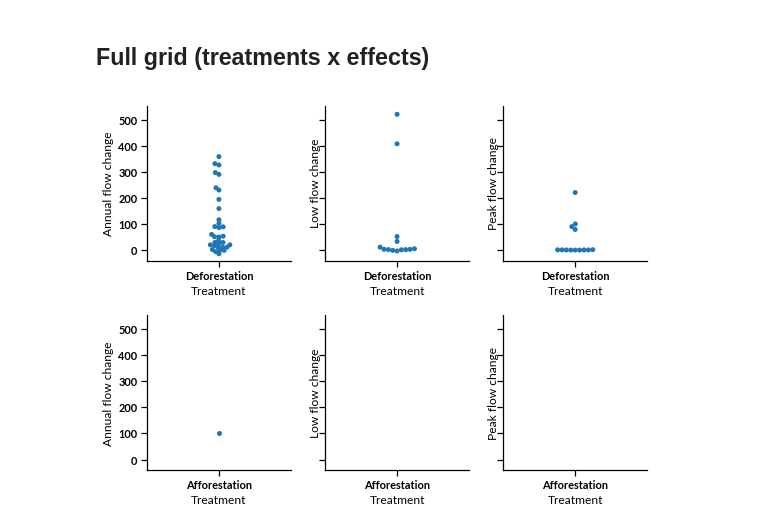
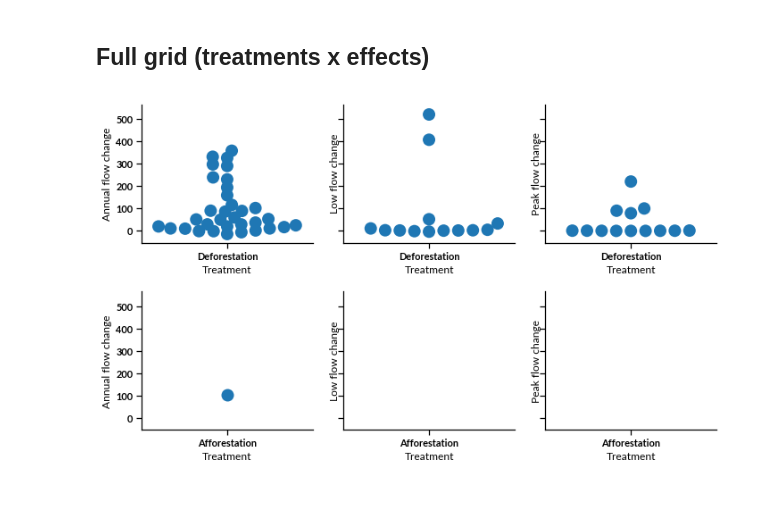
Before and after one commit to rusucosmin/dv, a Jupyter notebook: notebooks/prototype_plots.ipynb, the cells around one changed output. Drawn from its saved outputs; the diff is of its cells as text; code cells hidden in the pictures; blank space fills up the shorter version.

Commit message:
Add missing plots; and make aesthetics consistent

```diff
--- a/notebooks/prototype_plots.ipynb
+++ b/notebooks/prototype_plots.ipynb
@@ -184,7 +184,7 @@ def plot_all_effects_single_treatment(treatment,
         if hue == 'sign_':
             hue = 'sign_' + effect
 
-        hues = sorted(data_treatment[hue].unique())
+        hues = sorted(data[hue].unique())
         if len(hues) == 2:
             palette = [
                 (0.5098039215686274, 0.7764705882352941, 0.8862745098039215), # blue
@@ -194,13 +194,17 @@ def plot_all_effects_single_treatment(treatment,
         sns.swarmplot(data=data_treatment,
                       x='treatment_class', y=effect,
                       hue=hue,
+                      hue_order=hues,
+                      size=14,
+                      palette=palette,
                       ax=ax)
         ax.set_xlabel('')
         ax.set_xticklabels([''])
         ax.set_ylabel(effect_label, fontdict={'weight': 'regular'})
+        ax.hlines(0, -1, 1)
         ax.get_legend().remove()
 
-    grid.fig.set_figwidth(8)
+    grid.fig.set_figwidth(10)
     grid.fig.set_tight_layout(tight=True)
 
     return grid
@@ -215,0 +220,4 @@ for treatment in treatments:
+# %%
+for treatment in treatments:
+    grid = plot_all_effects_single_treatment(treatment, hue='sign_')
+    grid.fig.savefig('%s/%s_sign.svg' % (image_path, treatment))
@@ -218,16 +229,18 @@ for treatment in treatments:
 # %%
 grid = sns.FacetGrid(melt_df, col='variable', row='treatment_class',
                      sharex=False)
 
 for i, treatment in enumerate(treatments):
     for (effect, effect_label, ax) in zip(effects, effect_labels, grid.axes[i]):
         sns.swarmplot(data=df.query('treatment_class=="%s"' % treatment),
-                      x='treatment_class', y=effect, ax=ax)
+                      x='treatment_class', y=effect,
+                      size=14,
+                      ax=ax)
 
         ax.set_xlabel('Treatment', fontdict={'weight': 'regular'})
         ax.set_ylabel(effect_label, fontdict={'weight': 'regular'})
 
-grid.fig.set_figwidth(8)
+grid.fig.set_figwidth(10)
 grid.fig.set_tight_layout(tight=True)
 # %% [output]
-[figure, old version]
+[figure, new version]
```
Also changed, not shown: parts of 2 cells of this notebook, 23 other files.
